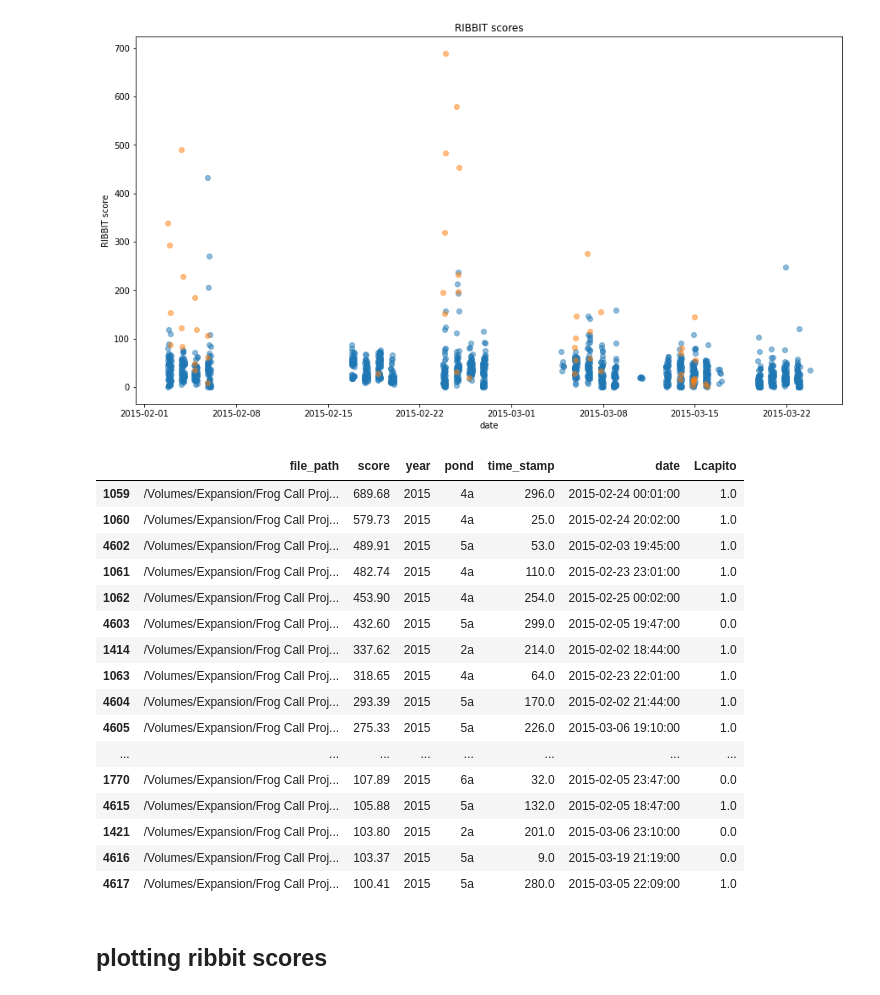
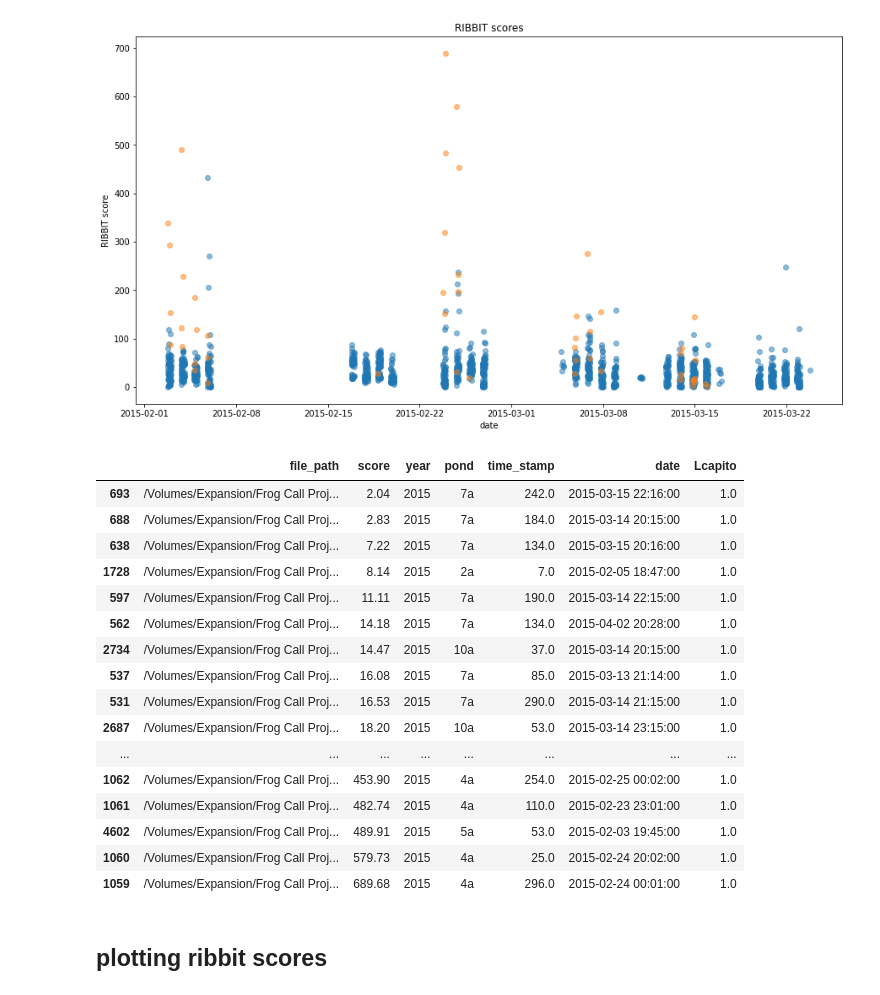
Before and after one commit to mayalapp/ga-frog-id, a Jupyter notebook: python-ribbit/data_cleaning.ipynb, the cells around one changed output. Saved outputs shown, nothing was run; the diff lists cells and outputs as text; code cells hidden in the pictures.

```diff
--- a/python-ribbit/data_cleaning.ipynb
+++ b/python-ribbit/data_cleaning.ipynb
@@ -104,26 +104,26 @@ Text(0.5, 1.0, 'RIBBIT scores')
 [figure]
 # %%
 #len(ich_df[ich_df['Lcapito']>0])
-#ich_tr_df[ich_tr_df['Lcapito'] == 1].sort_values(by = "score", ascending = False)
-ich_tr_df.sort_values(by = "score", ascending = False).head(50)
+ich_tr_df[ich_tr_df['Lcapito'] == 1].sort_values(by = "score", ascending = True)
+#ich_tr_df.sort_values(by = "score", ascending = False).head(50)
 # %% [output]
 |  | file_path | score | year | pond | time_stamp | date | Lcapito |
+| 693 | /Volumes/Expansion/Frog Call Proj... | 2.04 | 2015 | 7a | 242.0 | 2015-03-15 22:16:00 | 1.0 |
+| 688 | /Volumes/Expansion/Frog Call Proj... | 2.83 | 2015 | 7a | 184.0 | 2015-03-14 20:15:00 | 1.0 |
+| 638 | /Volumes/Expansion/Frog Call Proj... | 7.22 | 2015 | 7a | 134.0 | 2015-03-15 20:16:00 | 1.0 |
+| 1728 | /Volumes/Expansion/Frog Call Proj... | 8.14 | 2015 | 2a | 7.0 | 2015-02-05 18:47:00 | 1.0 |
+| 597 | /Volumes/Expansion/Frog Call Proj... | 11.11 | 2015 | 7a | 190.0 | 2015-03-14 22:15:00 | 1.0 |
+| 562 | /Volumes/Expansion/Frog Call Proj... | 14.18 | 2015 | 7a | 134.0 | 2015-04-02 20:28:00 | 1.0 |
+| 2734 | /Volumes/Expansion/Frog Call Proj... | 14.47 | 2015 | 10a | 37.0 | 2015-03-14 20:15:00 | 1.0 |
+| 537 | /Volumes/Expansion/Frog Call Proj... | 16.08 | 2015 | 7a | 85.0 | 2015-03-13 21:14:00 | 1.0 |
+| 531 | /Volumes/Expansion/Frog Call Proj... | 16.53 | 2015 | 7a | 290.0 | 2015-03-14 21:15:00 | 1.0 |
+| 2687 | /Volumes/Expansion/Frog Call Proj... | 18.20 | 2015 | 10a | 53.0 | 2015-03-14 23:15:00 | 1.0 |
+| ... | ... | ... | ... | ... | ... | ... | ... |
+| 1062 | /Volumes/Expansion/Frog Call Proj... | 453.90 | 2015 | 4a | 254.0 | 2015-02-25 00:02:00 | 1.0 |
+| 1061 | /Volumes/Expansion/Frog Call Proj... | 482.74 | 2015 | 4a | 110.0 | 2015-02-23 23:01:00 | 1.0 |
+| 4602 | /Volumes/Expansion/Frog Call Proj... | 489.91 | 2015 | 5a | 53.0 | 2015-02-03 19:45:00 | 1.0 |
+| 1060 | /Volumes/Expansion/Frog Call Proj... | 579.73 | 2015 | 4a | 25.0 | 2015-02-24 20:02:00 | 1.0 |
 | 1059 | /Volumes/Expansion/Frog Call Proj... | 689.68 | 2015 | 4a | 296.0 | 2015-02-24 00:01:00 | 1.0 |
-| 1060 | /Volumes/Expansion/Frog Call Proj... | 579.73 | 2015 | 4a | 25.0 | 2015-02-24 20:02:00 | 1.0 |
-| 4602 | /Volumes/Expansion/Frog Call Proj... | 489.91 | 2015 | 5a | 53.0 | 2015-02-03 19:45:00 | 1.0 |
-| 1061 | /Volumes/Expansion/Frog Call Proj... | 482.74 | 2015 | 4a | 110.0 | 2015-02-23 23:01:00 | 1.0 |
-| 1062 | /Volumes/Expansion/Frog Call Proj... | 453.90 | 2015 | 4a | 254.0 | 2015-02-25 00:02:00 | 1.0 |
-| 4603 | /Volumes/Expansion/Frog Call Proj... | 432.60 | 2015 | 5a | 299.0 | 2015-02-05 19:47:00 | 0.0 |
-| 1414 | /Volumes/Expansion/Frog Call Proj... | 337.62 | 2015 | 2a | 214.0 | 2015-02-02 18:44:00 | 1.0 |
-| 1063 | /Volumes/Expansion/Frog Call Proj... | 318.65 | 2015 | 4a | 64.0 | 2015-02-23 22:01:00 | 1.0 |
-| 4604 | /Volumes/Expansion/Frog Call Proj... | 293.39 | 2015 | 5a | 170.0 | 2015-02-02 21:44:00 | 1.0 |
-| 4605 | /Volumes/Expansion/Frog Call Proj... | 275.33 | 2015 | 5a | 226.0 | 2015-03-06 19:10:00 | 1.0 |
-| ... | ... | ... | ... | ... | ... | ... | ... |
-| 1770 | /Volumes/Expansion/Frog Call Proj... | 107.89 | 2015 | 6a | 32.0 | 2015-02-05 23:47:00 | 0.0 |
-| 4615 | /Volumes/Expansion/Frog Call Proj... | 105.88 | 2015 | 5a | 132.0 | 2015-02-05 18:47:00 | 1.0 |
-| 1421 | /Volumes/Expansion/Frog Call Proj... | 103.80 | 2015 | 2a | 201.0 | 2015-03-06 23:10:00 | 0.0 |
-| 4616 | /Volumes/Expansion/Frog Call Proj... | 103.37 | 2015 | 5a | 9.0 | 2015-03-19 21:19:00 | 0.0 |
-| 4617 | /Volumes/Expansion/Frog Call Proj... | 100.41 | 2015 | 5a | 280.0 | 2015-03-05 22:09:00 | 1.0 |
 # %% [markdown]
 ## plotting ribbit scores
 # %%
```
